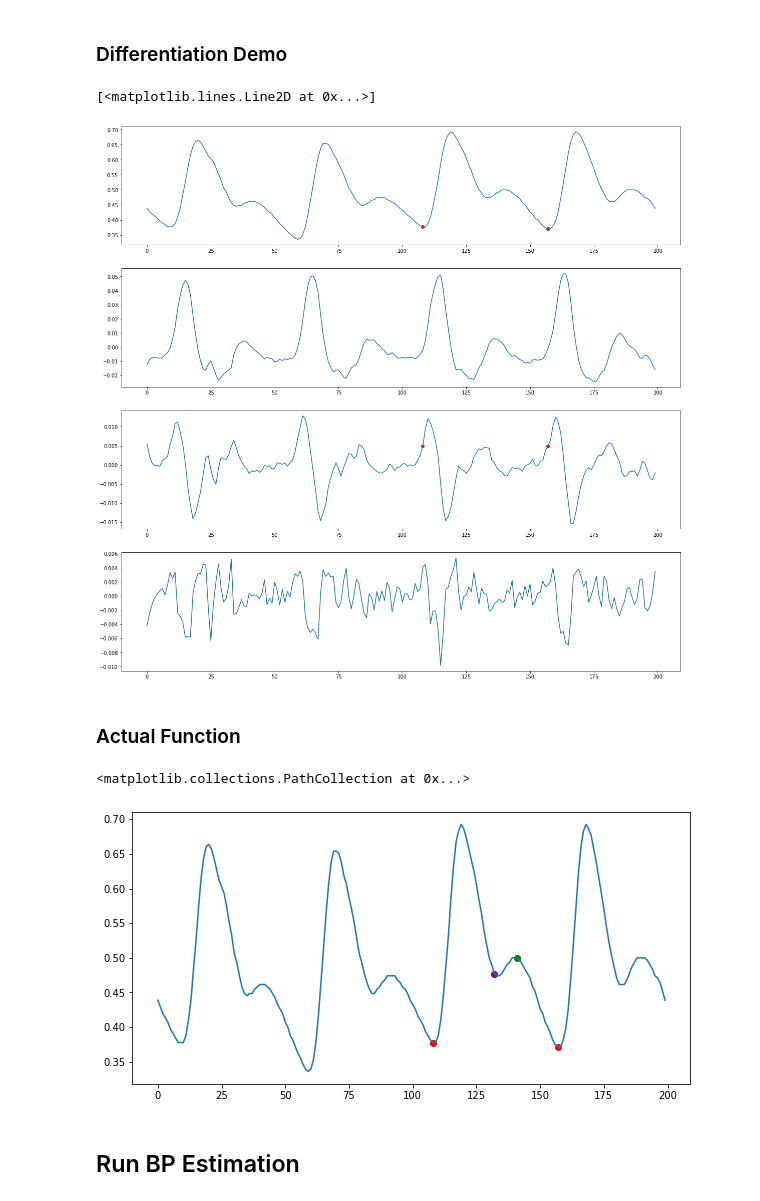
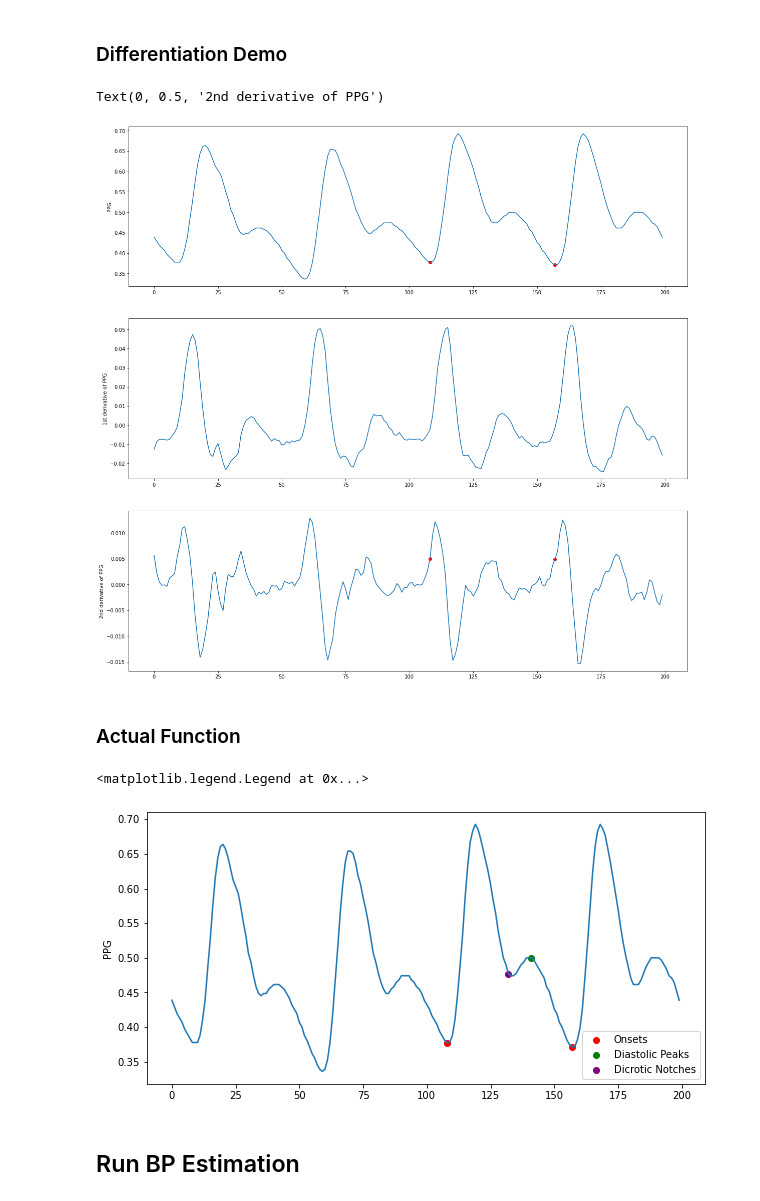
Before and after one commit to peterhcharlton/bsp-book, a Jupyter notebook: content/case-studies/bp-estimation-example.ipynb, the cells around one changed output. Saved outputs shown, nothing was run; the diff lists cells and outputs as text; code cells hidden in the pictures.

Commit message:
added updated BP case study with adjusted plot labels

```diff
--- a/content/case-studies/bp-estimation-example.ipynb
+++ b/content/case-studies/bp-estimation-example.ipynb
@@ -146,20 +126,22 @@ plt.scatter(onsets, heights_onsets, marker='o', color='red')
 # %%
 ppg_seg = ppg[0:200]
 seg_peaks = get_peaks(ppg_seg, fs)
 seg_onset = get_onsets(ppg_seg, seg_peaks, fs)
 d1x = sp.savgol_filter(ppg_seg, 9, 5, deriv = 1)
 d2x = sp.savgol_filter(ppg_seg, 9, 5, deriv = 2)
 d3x = sp.savgol_filter(ppg_seg, 9, 5, deriv = 3)
-fig, axs = plt.subplots(4, figsize=(20,20))
+fig, axs = plt.subplots(3, figsize=(20,20))
 axs[0].plot(ppg_seg)
 axs[0].scatter(seg_onset, ppg_seg[seg_onset], color='red')
+axs[0].set_ylabel('PPG')
 axs[1].plot(d1x)
+axs[1].set_ylabel('1st derivative of PPG')
 axs[2].plot(d2x)
 axs[2].scatter(seg_onset, d2x[seg_onset], color='red')
-axs[3].plot(d3x)
+axs[2].set_ylabel('2nd derivative of PPG')
 # %% [output]
-[<matplotlib.lines.Line2D at 0x...>]
+Text(0, 0.5, '2nd derivative of PPG')
-[figure, old version]
+[figure, new version]
 # %% [markdown]
 ### Actual Function
 # %%
@@ -216,12 +198,14 @@ seg_onset = get_onsets(ppg_seg, seg_peaks, fs)
 seg_dia, seg_dic = get_dia_dic(ppg_seg, seg_peaks, seg_onset, fs)
 plt.figure(figsize=(10,5))
 plt.plot(ppg_seg)
-plt.scatter(seg_onset, ppg_seg[seg_onset], color='red')
-plt.scatter(seg_dia, ppg_seg[seg_dia], color='green')
-plt.scatter(seg_dic, ppg_seg[seg_dic], color='purple')
+plt.ylabel('PPG')
+plt.scatter(seg_onset, ppg_seg[seg_onset], color='red',label='Onsets')
+plt.scatter(seg_dia, ppg_seg[seg_dia], color='green',label='Diastolic Peaks')
+plt.scatter(seg_dic, ppg_seg[seg_dic], color='purple',label='Dicrotic Notches')
+plt.legend()
 # %% [output]
-<matplotlib.collections.PathCollection at 0x...>
+<matplotlib.legend.Legend at 0x...>
-[figure, old version]
+[figure, new version]
 # %% [markdown]
 ## Run BP Estimation
 # %%
```
Also changed, not shown: parts of 22 cells of this notebook, 1 other file.
